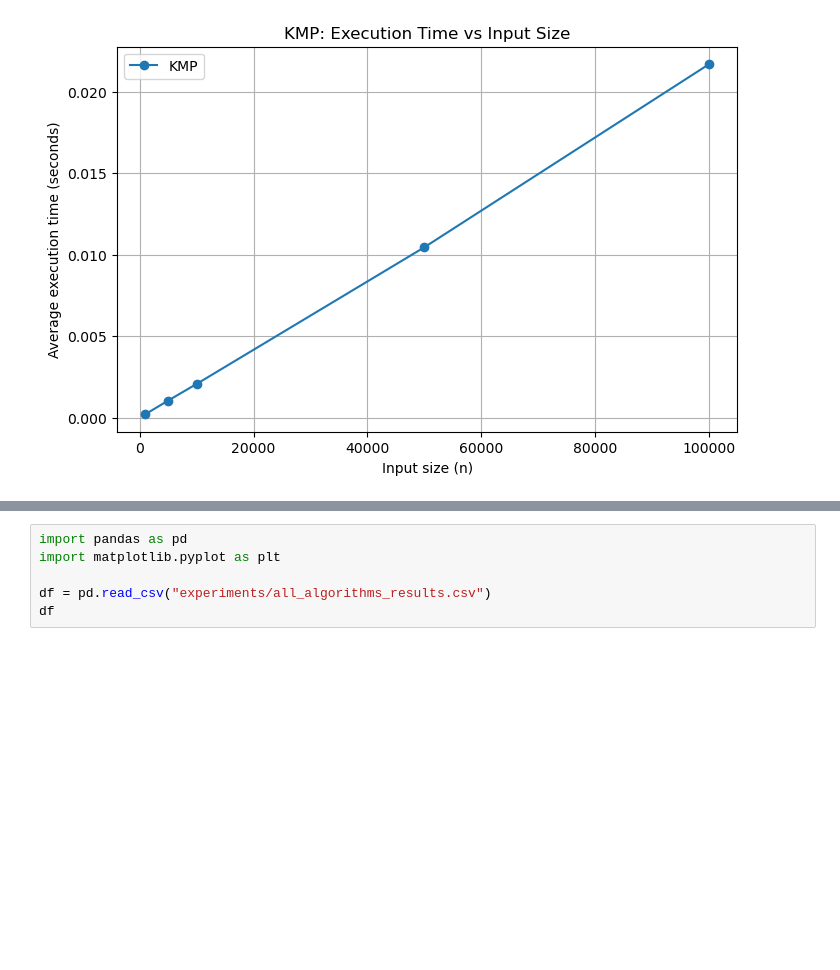
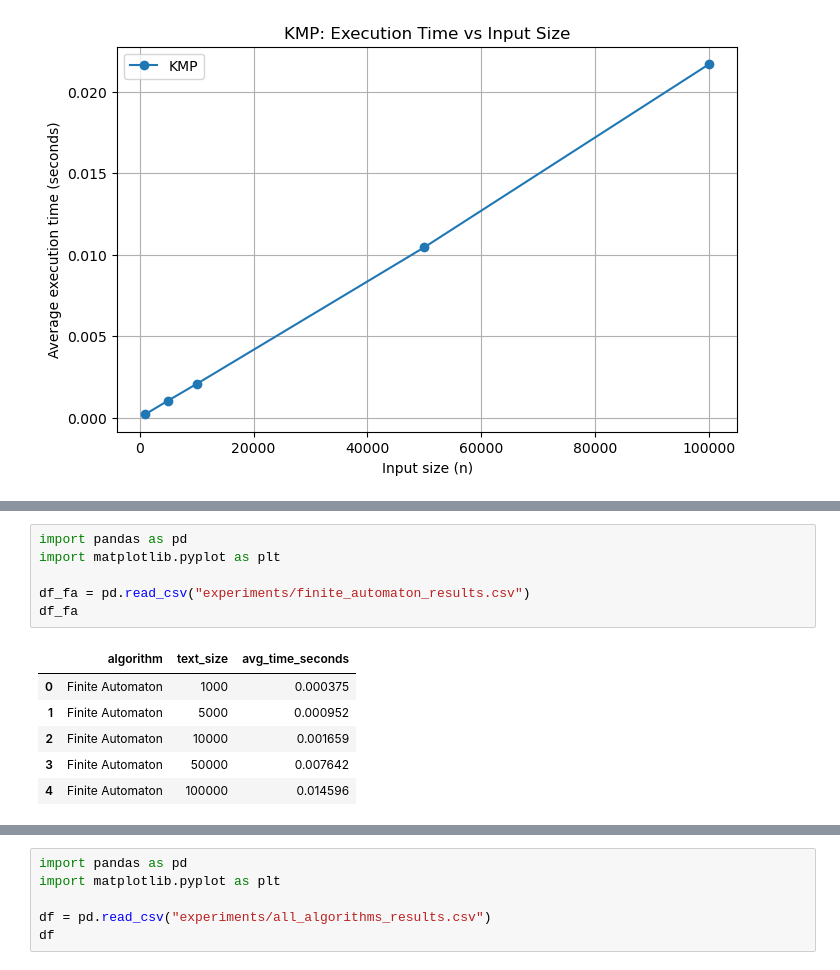
Before and after one commit to Karol2905/string-matching-algorithm-analysis, a Jupyter notebook: analysis.ipynb, the cells around one changed output, grey strips where cells are left out. Saved outputs shown, nothing was run; the diff lists cells and outputs as text; blank space fills up the shorter version.

```diff
--- a/analysis.ipynb
+++ b/analysis.ipynb
@@ -148,0 +176,13 @@ In practice, Rabin–Karp performs efficiently for moderate input sizes, althoug
+# %%
+import pandas as pd
+import matplotlib.pyplot as plt
+
+df_fa = pd.read_csv("experiments/finite_automaton_results.csv")
+df_fa
+# %% [output]
+|  | algorithm | text_size | avg_time_seconds |
+| 0 | Finite Automaton | 1000 | 0.000375 |
+| 1 | Finite Automaton | 5000 | 0.000952 |
+| 2 | Finite Automaton | 10000 | 0.001659 |
+| 3 | Finite Automaton | 50000 | 0.007642 |
+| 4 | Finite Automaton | 100000 | 0.014596 |
```
Also changed, not shown: parts of 35 cells of this notebook, 3 other files.
